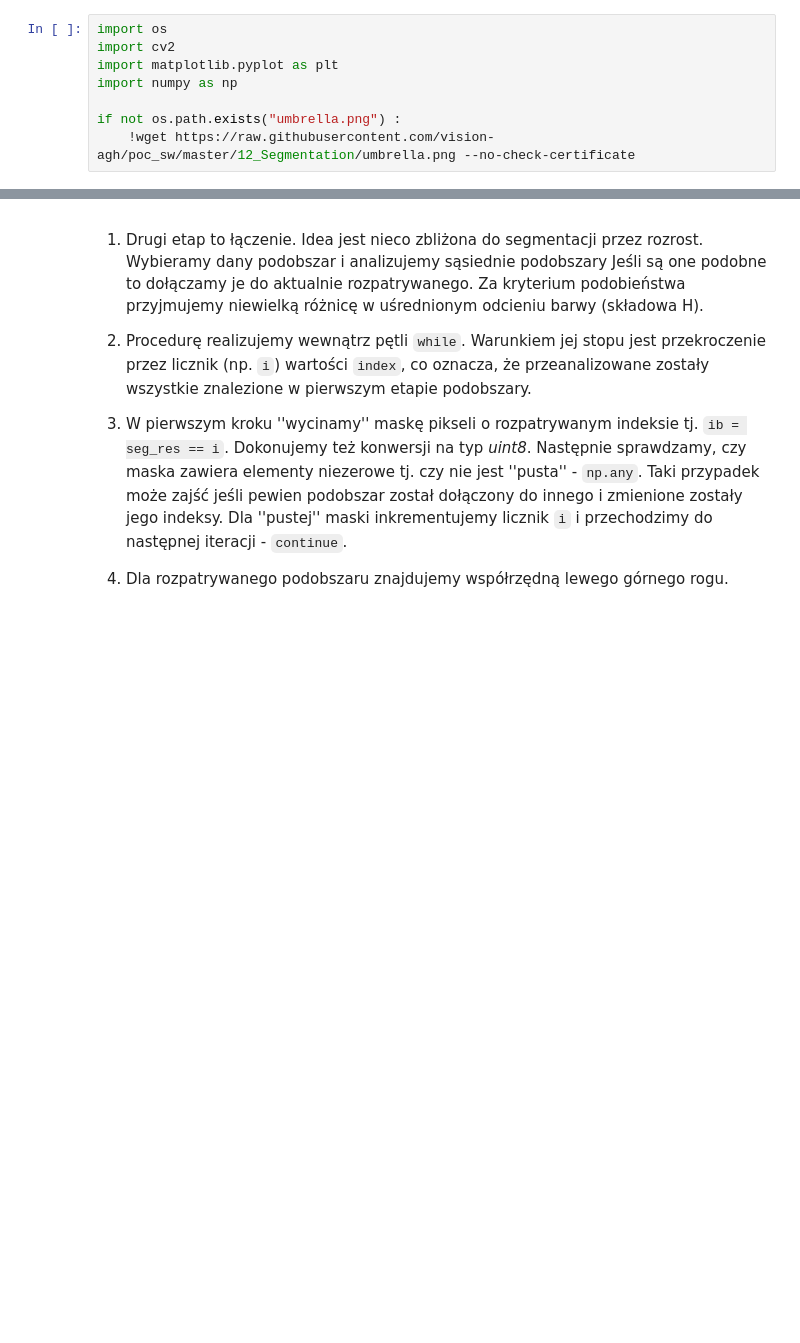
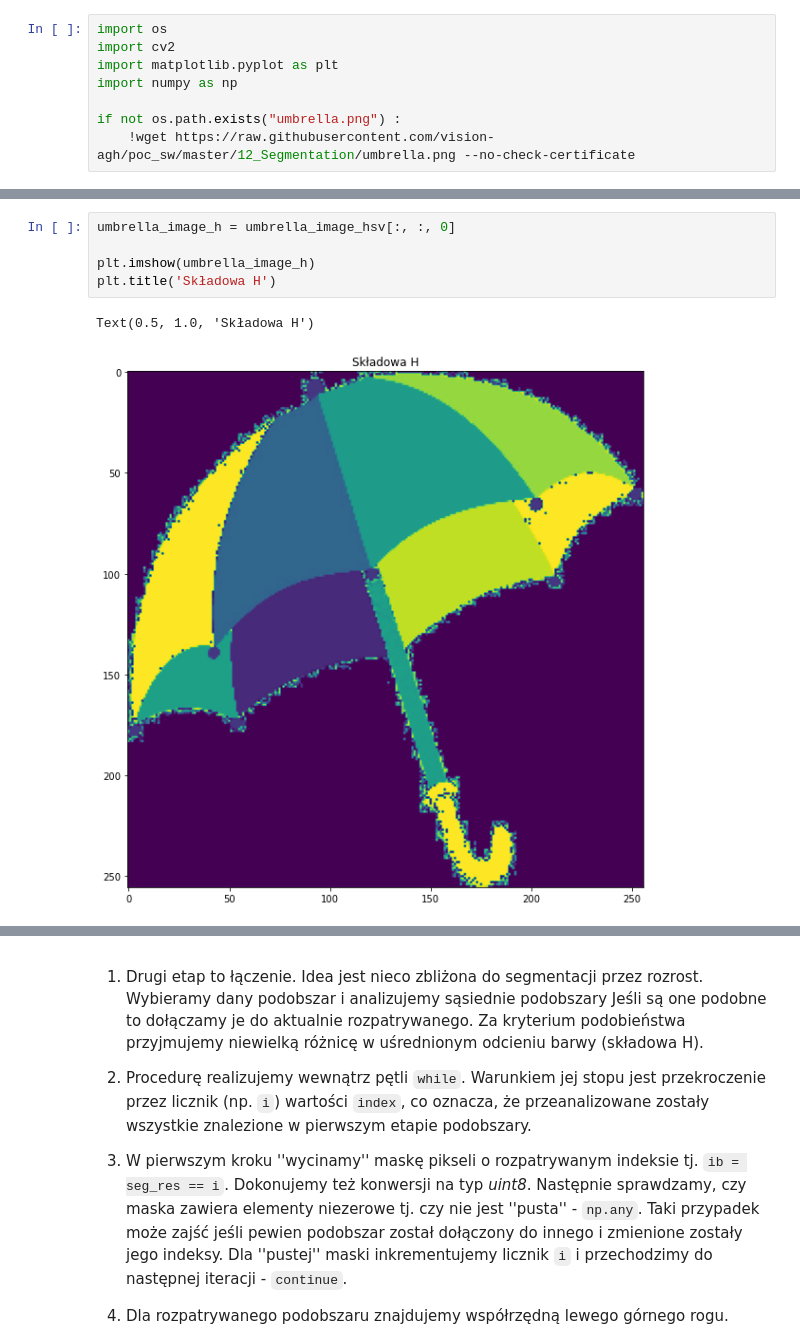
Before and after one commit to wojkly/image-processing, a Jupyter notebook: lab3_zad3/klyszejko-wojciech-10_segmentation.ipynb, the cells around one changed output, grey strips where cells are left out. Cells and saved outputs as stored; diff of their text form; blank space fills up the shorter version.

```diff
--- a/lab3_zad3/klyszejko-wojciech-10_segmentation.ipynb
+++ b/lab3_zad3/klyszejko-wojciech-10_segmentation.ipynb
@@ -385,0 +409,8 @@ if not os.path.exists("umbrella.png") :
+# %%
+umbrella_image_h = umbrella_image_hsv[:, :, 0]
+
+plt.imshow(umbrella_image_h)
+plt.title('Składowa H')
+# %% [output]
+Text(0.5, 1.0, 'Składowa H')
+[figure, added]
```
Also changed, not shown: parts of 23 cells of this notebook, 1 other file.
